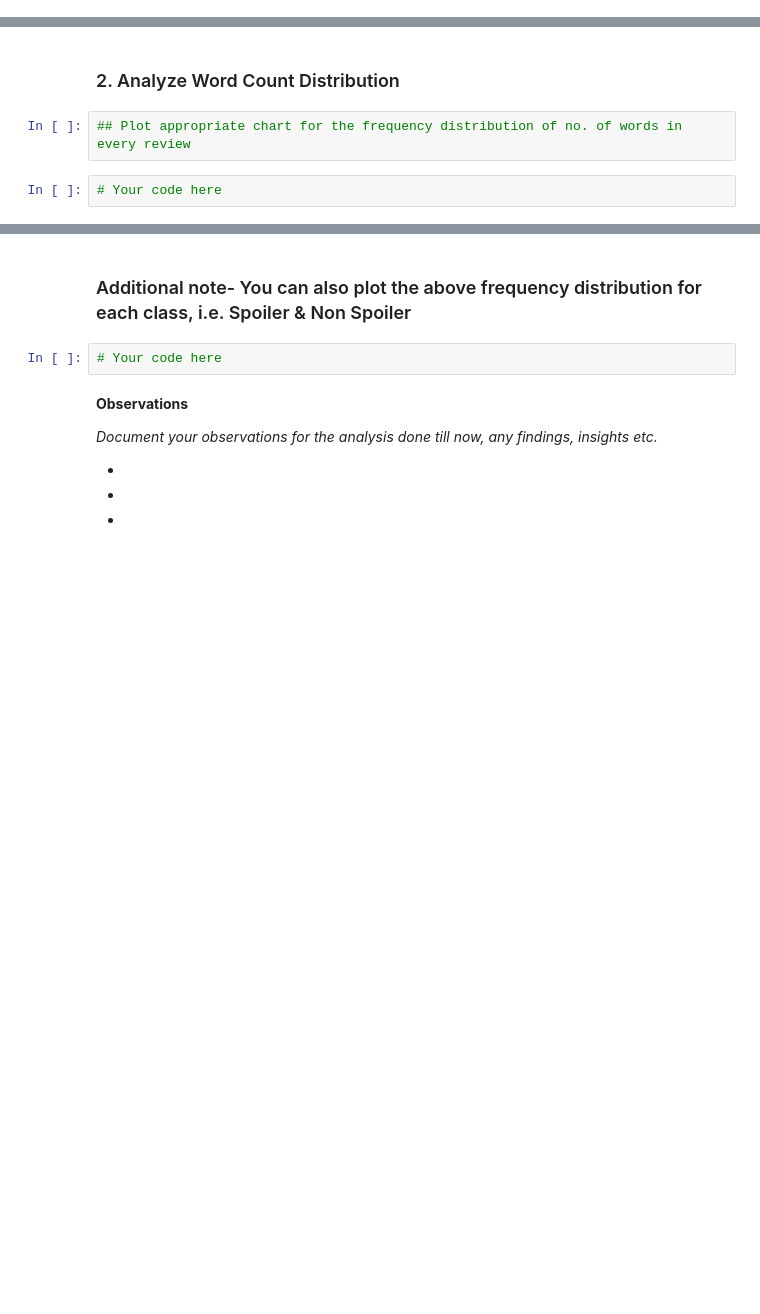
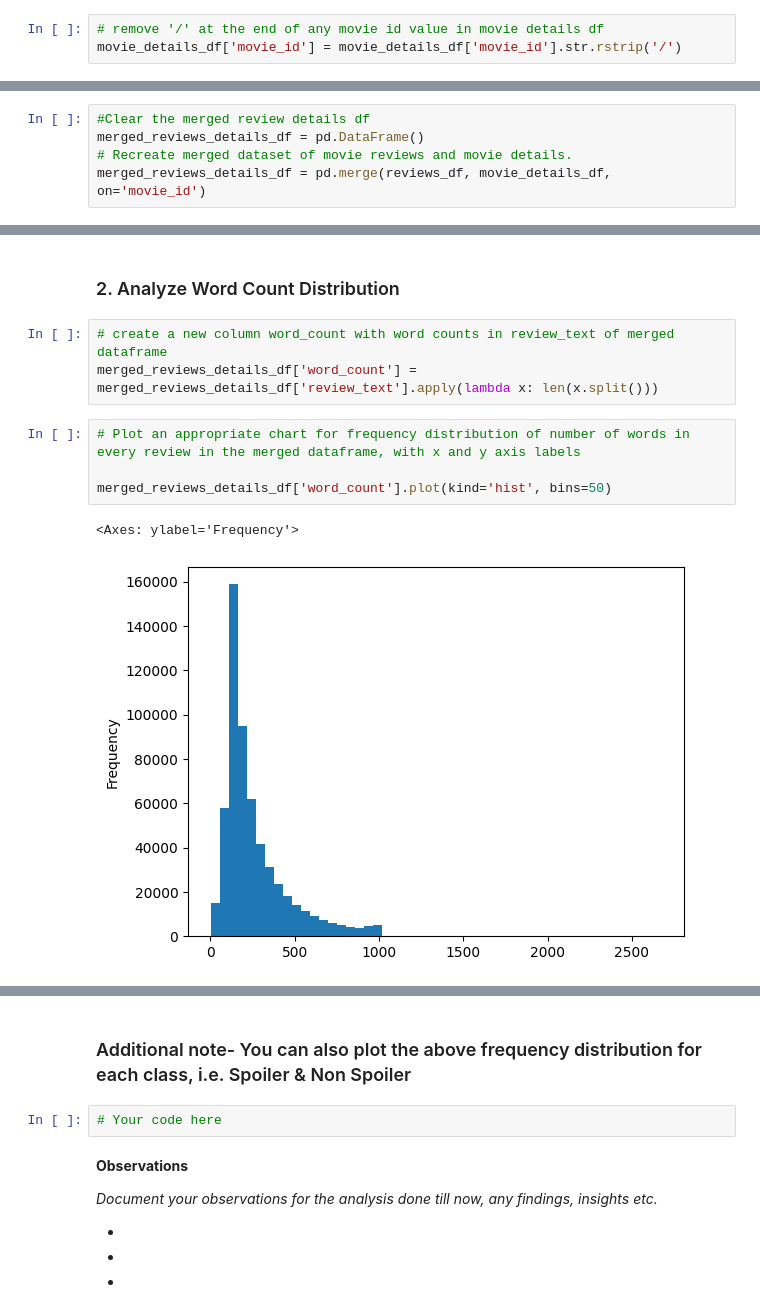
Before and after one commit to umeshrawat/AI_Math_Vedas, a Jupyter notebook: Spoiler_Shield_Solution_Template.ipynb, the cells around one changed output, grey strips where cells are left out. Cells and saved outputs as stored; diff of their text form; blank space fills up the shorter version.

```diff
--- a/Spoiler_Shield_Solution_Template.ipynb
+++ b/Spoiler_Shield_Solution_Template.ipynb
@@ -235,0 +321,3 @@ merged_reviews_details_df = pd.merge(reviews_df, movie_details_df, on='movie_id'
+# %%
+# remove '/' at the end of any movie id value in movie details df
+movie_details_df['movie_id'] = movie_details_df['movie_id'].str.rstrip('/')
@@ -235,0 +330,5 @@ merged_reviews_details_df = pd.merge(reviews_df, movie_details_df, on='movie_id'
+# %%
+#Clear the merged review details df
+merged_reviews_details_df = pd.DataFrame()
+# Recreate merged dataset of movie reviews and movie details.
+merged_reviews_details_df = pd.merge(reviews_df, movie_details_df, on='movie_id')
@@ -266,6 +390,12 @@ merged_reviews_details_df['is_spoiler'].value_counts(normalize=True).plot(kind='
 # %% [markdown]
 ### 2. Analyze Word Count Distribution
+# %%
+# create a new column word_count with word counts in review_text of merged dataframe
+merged_reviews_details_df['word_count'] = merged_reviews_details_df['review_text'].apply(lambda x: len(x.split()))
 # %%
-## Plot appropriate chart for the frequency distribution of no. of words in every review
+# Plot an appropriate chart for frequency distribution of number of words in every review in the merged dataframe, with x and y axis labels
+
+merged_reviews_details_df['word_count'].plot(kind='hist', bins=50)
+# %% [output]
+<Axes: ylabel='Frequency'>
+[figure, added]
-# %%
-# Your code here
```
Also changed, not shown: parts of 17 cells of this notebook.
